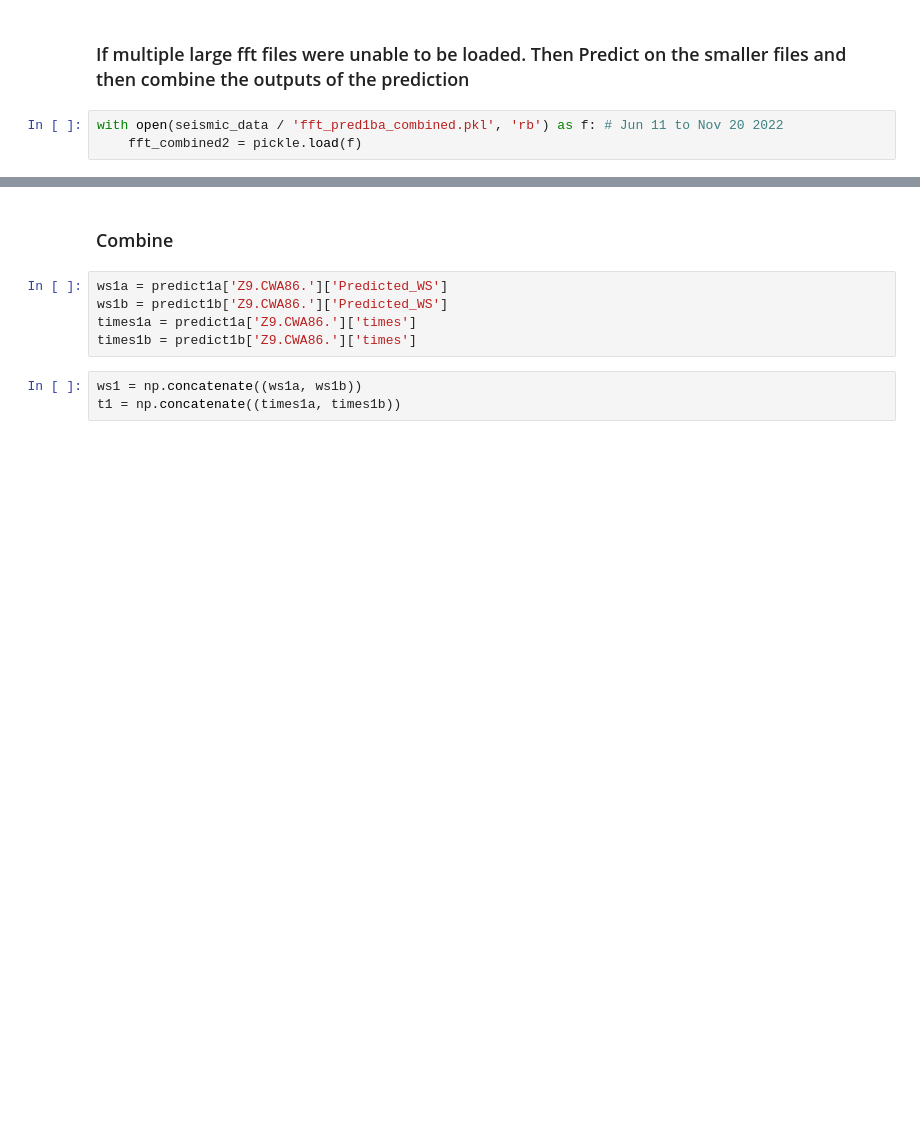
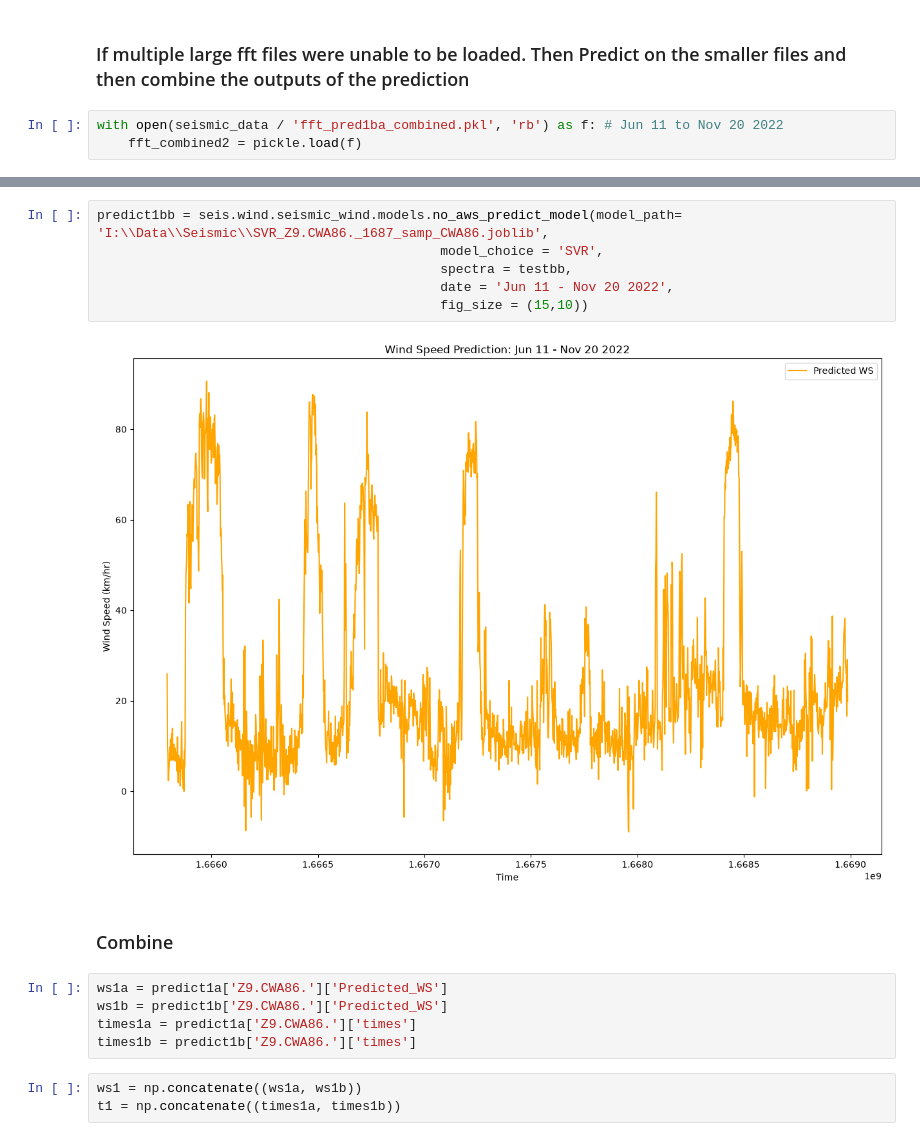
Before and after one commit to Ramirezs873/seismic-weather, a Jupyter notebook: Tutorials/Long_term_pred_workflow.ipynb, the cells around one changed output, grey strips where cells are left out. Drawn from its saved outputs; the diff is of its cells as text; blank space fills up the shorter version.

```diff
--- a/Tutorials/Long_term_pred_workflow.ipynb
+++ b/Tutorials/Long_term_pred_workflow.ipynb
@@ -589,3 +590,11 @@ predict1b = seis.wind.seismic_wind.models.no_aws_predict_model(model_path= 'I:\\
+# %%
+predict1bb = seis.wind.seismic_wind.models.no_aws_predict_model(model_path= 'I:\\Data\\Seismic\\SVR_Z9.CWA86._1687_samp_CWA86.joblib',
+                                            model_choice = 'SVR',
+                                            spectra = testbb,
+                                            date = 'Jun 11 - Nov 20 2022',
+                                            fig_size = (15,10))
+# %% [output]
+[figure, added]
 # %% [markdown]
 ### Combine
 # %%
```
Also changed, not shown: parts of 9 cells of this notebook, 1 other file.
